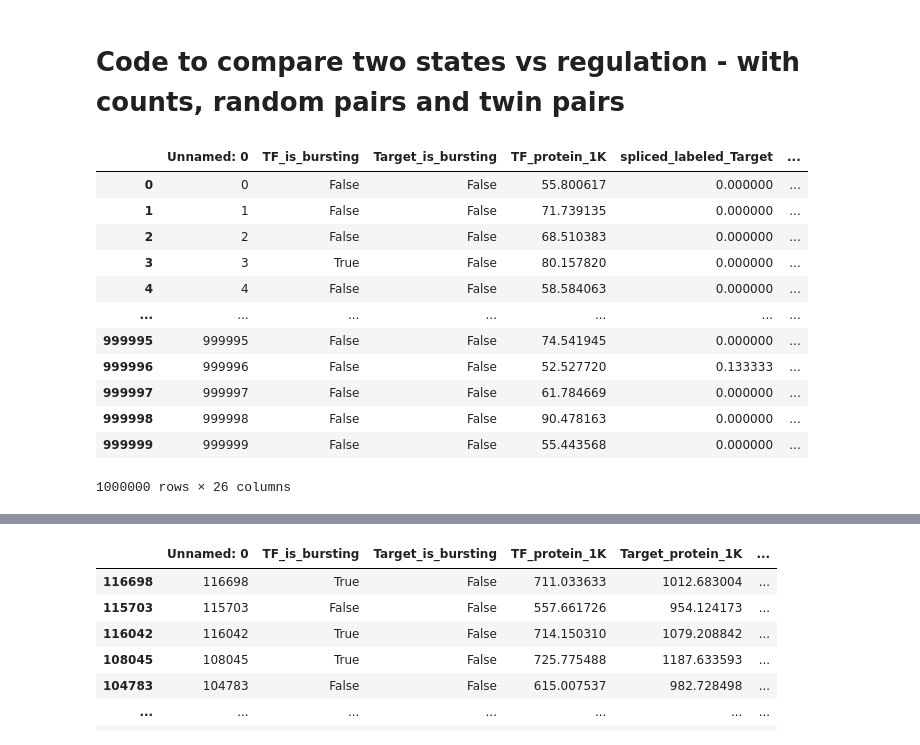
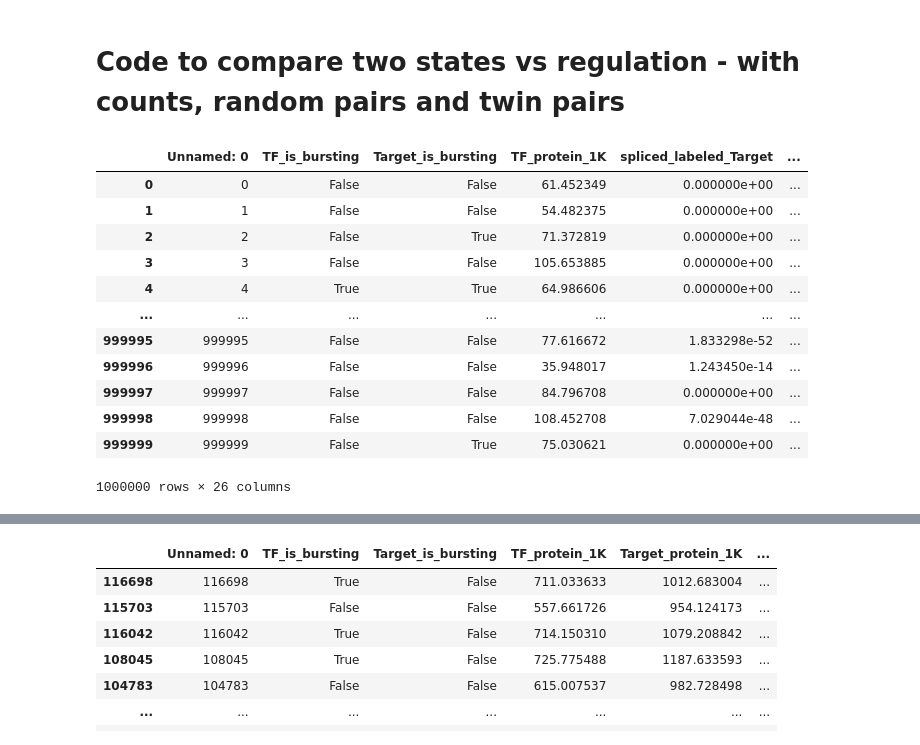
Before and after one commit to Keerthana910234/grnInference, a Jupyter notebook: analysisCode/compare_two_state_regulation.ipynb, the cells around one changed output, grey strips where cells are left out. Saved outputs shown, nothing was run; the diff lists cells and outputs as text; code cells hidden in the pictures.

```diff
--- a/analysisCode/compare_two_state_regulation.ipynb
+++ b/analysisCode/compare_two_state_regulation.ipynb
@@ -30,35 +30,36 @@ pylab.rcParams.update(params)
 # pylab.style.use('seaborn-white')
 # %%
 #PARAM VALS FOR THIS RUN
-# sim_file_use = '/home/mzo5929/Keerthana/grnInference/simulationData/simulations_parameter_scan_ec50_equals_median_kOn_added/k_Tf_on/samples_replicates_over_time_with_regulation_param_index_9_run_9.csv'
-sim_file_use = '/home/mzo5929/Keerthana/grnInference/simulationData/simulations_rerun/with_regulation/median/samples_replicates_with_regulation_median_0.csv'
+sim_file_use = '/home/mzo5929/Keerthana/grnInference/simulationData/simulations_rerun_ec50_is_median/median_params/samples_replicates_over_time_with_regulation_median_0.csv'
+# sim_file_use = '/home/mzo5929/Keerthana/grnInference/simulationData/self_regulation/A_B_Bloops_1.csv'
+# sim_file_use = '/home/mzo5929/Keerthana/grnInference/simulationData/simulations_rerun/with_regulation/median/samples_replicates_with_regulation_median_0.csv'
 num_sampling_times = 24
 num_cells = 20e3
 
 updated_df = pd.read_csv(sim_file_use)
 updated_df['unspliced_Target'] = updated_df['unspliced_unlabeled_Target']+updated_df['unspliced_labeled_Target']
 updated_df['unspliced_TF'] = updated_df['unspliced_unlabeled_TF']+updated_df['unspliced_labeled_TF']
 
 updated_df['labeled_Target'] = updated_df['unspliced_labeled_Target']+updated_df['spliced_labeled_Target']
 updated_df['labeled_TF'] = updated_df['unspliced_labeled_TF']+updated_df['spliced_labeled_TF']
 
 updated_df['unlabeled_Target'] = updated_df['unspliced_unlabeled_Target']+updated_df['spliced_unlabeled_Target']
 updated_df['unlabeled_TF'] = updated_df['unspliced_unlabeled_TF']+updated_df['spliced_unlabeled_TF']
 
 updated_df
 # %% [output]
 |  | Unnamed: 0 | TF_is_bursting | Target_is_bursting | TF_protein_1K | spliced_labeled_Target | ... |
-| 0 | 0 | False | False | 55.800617 | 0.000000 | ... |
-| 1 | 1 | False | False | 71.739135 | 0.000000 | ... |
-| 2 | 2 | False | False | 68.510383 | 0.000000 | ... |
-| 3 | 3 | True | False | 80.157820 | 0.000000 | ... |
-| 4 | 4 | False | False | 58.584063 | 0.000000 | ... |
+| 0 | 0 | False | False | 61.452349 | 0.000000e+00 | ... |
+| 1 | 1 | False | False | 54.482375 | 0.000000e+00 | ... |
+| 2 | 2 | False | True | 71.372819 | 0.000000e+00 | ... |
+| 3 | 3 | False | False | 105.653885 | 0.000000e+00 | ... |
+| 4 | 4 | True | True | 64.986606 | 0.000000e+00 | ... |
 | ... | ... | ... | ... | ... | ... | ... |
-| 999995 | 999995 | False | False | 74.541945 | 0.000000 | ... |
-| 999996 | 999996 | False | False | 52.527720 | 0.133333 | ... |
-| 999997 | 999997 | False | False | 61.784669 | 0.000000 | ... |
-| 999998 | 999998 | False | False | 90.478163 | 0.000000 | ... |
-| 999999 | 999999 | False | False | 55.443568 | 0.000000 | ... |
+| 999995 | 999995 | False | False | 77.616672 | 1.833298e-52 | ... |
+| 999996 | 999996 | False | False | 35.948017 | 1.243450e-14 | ... |
+| 999997 | 999997 | False | False | 84.796708 | 0.000000e+00 | ... |
+| 999998 | 999998 | False | False | 108.452708 | 7.029044e-48 | ... |
+| 999999 | 999999 | False | True | 75.030621 | 0.000000e+00 | ... |
 1000000 rows × 26 columns
 # %%
 #First compare regulation
```
Also changed, not shown: parts of 4 cells of this notebook, 6 other files.
